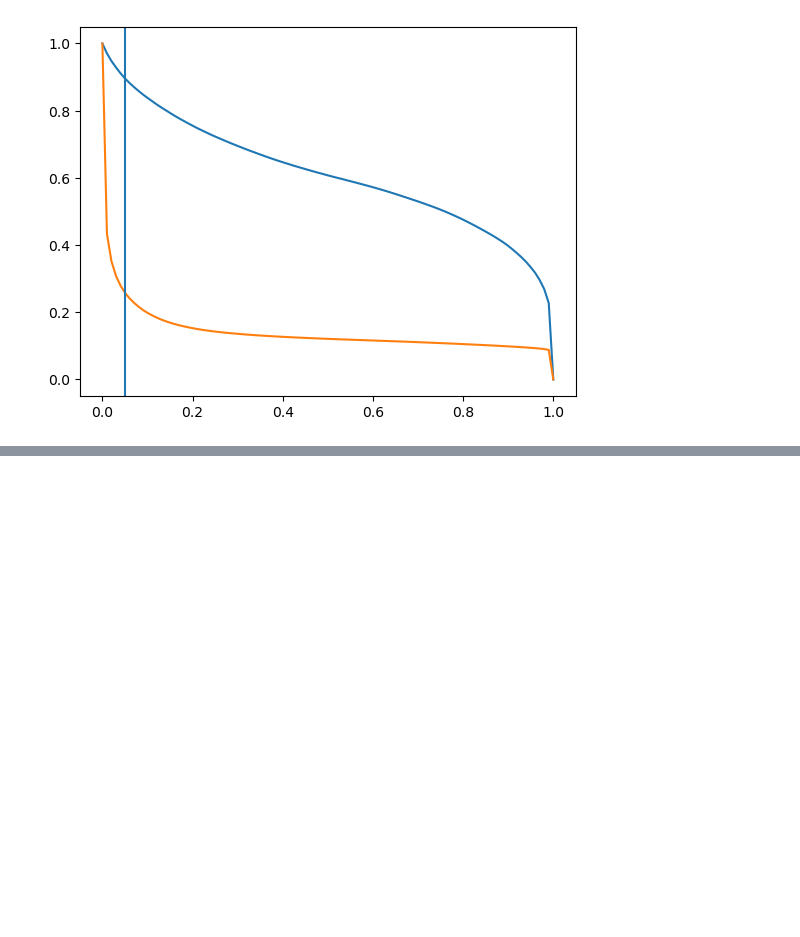
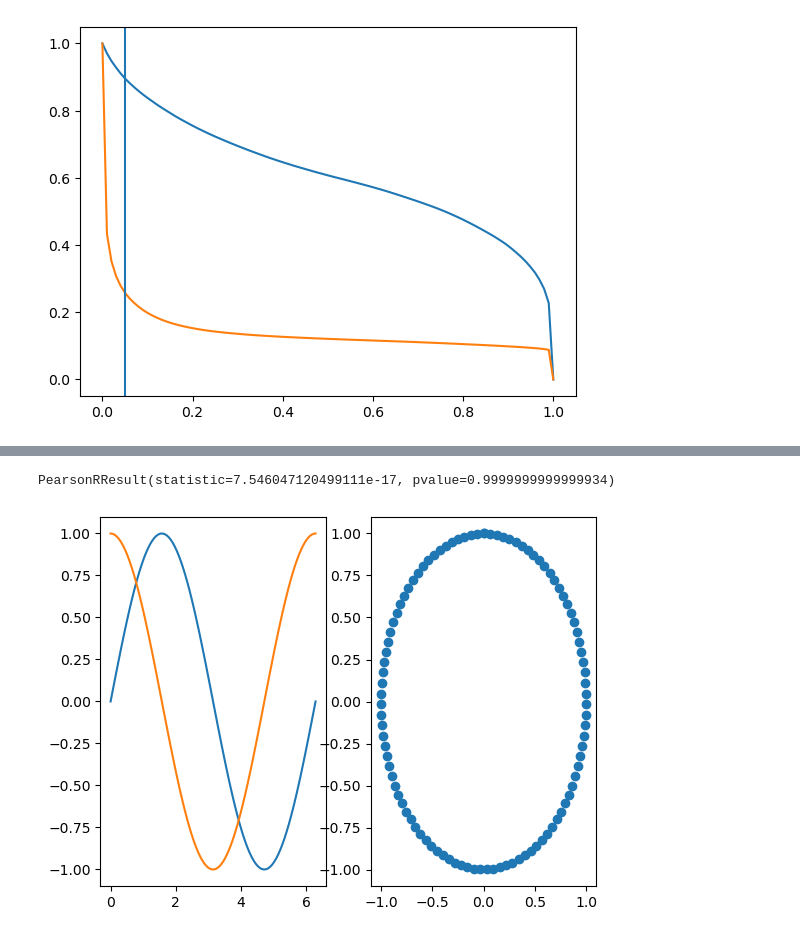
Before and after one commit to david-strahl/quasibi-europe, a Jupyter notebook: code/06_link_density.ipynb, the cells around one changed output, grey strips where cells are left out. Cells and saved outputs as stored; diff of their text form; code cells hidden in the pictures; blank space fills up the shorter version.

```diff
--- a/code/06_link_density.ipynb
+++ b/code/06_link_density.ipynb
@@ -37,0 +89,17 @@ plt.plot(ps, H)
+# %%
+t = np.linspace(0, 2*np.pi, 100)
+x = np.sin(t)
+y = np.sin(t + np.pi/2)
+
+plt.subplot(121)
+plt.plot(t, x)
+plt.plot(t, y)
+
+plt.subplot(122)
+plt.scatter(x, y)
+
+import scipy as sp
+sp.stats.pearsonr(x, y)
+# %% [output]
+PearsonRResult(statistic=7.546047120499111e-17, pvalue=0.9999999999999934)
+[figure, added]
```
Also changed, not shown: parts of 6 cells of this notebook, 12 other files.
